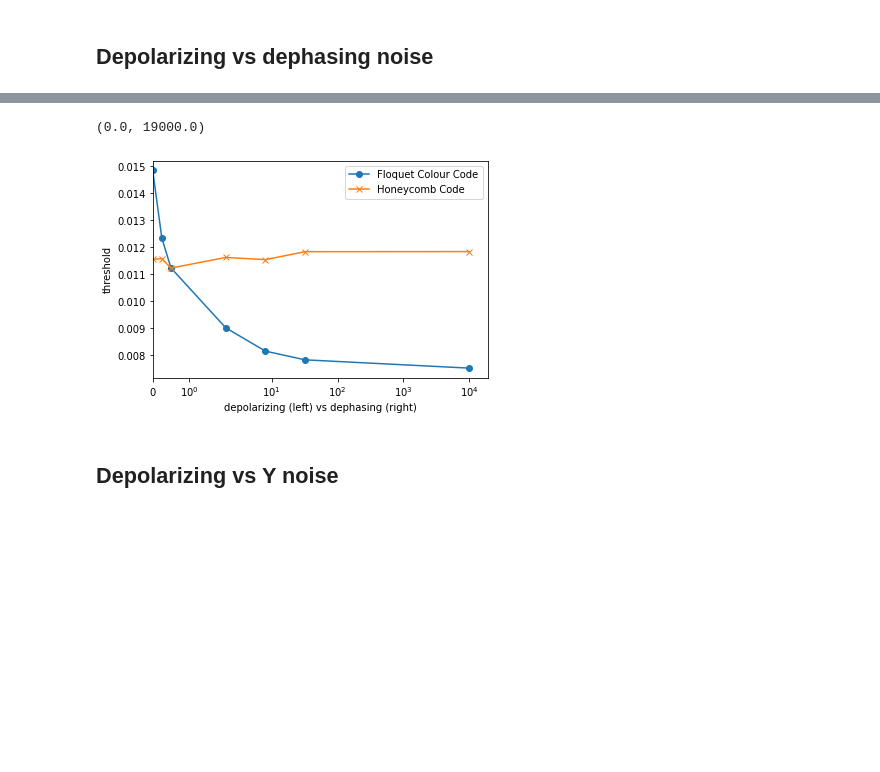
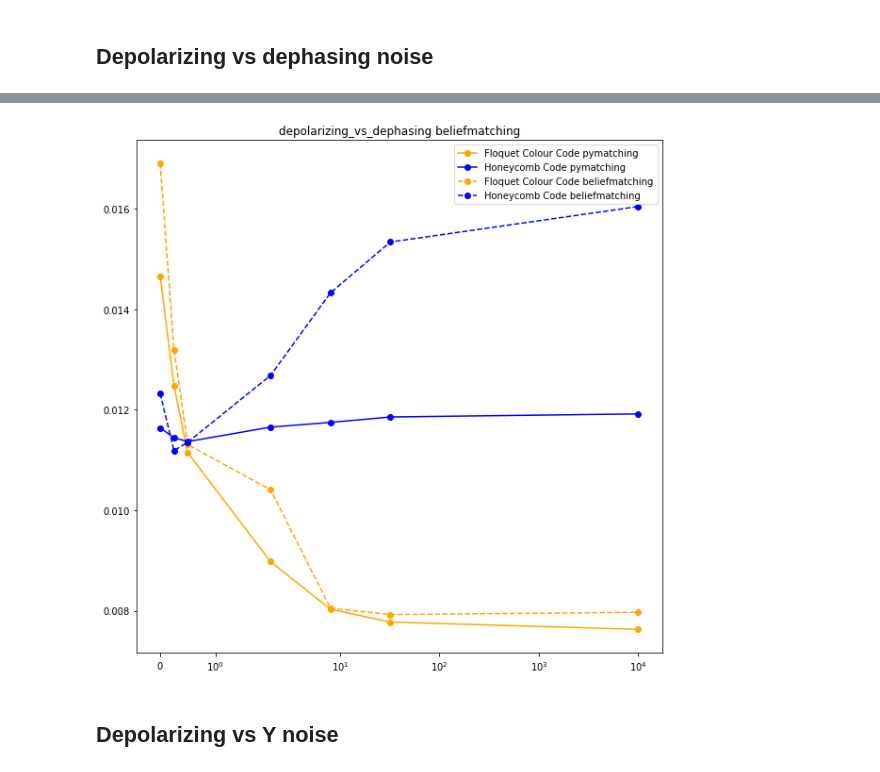
Before and after one commit to peter-janderks/floquet_colour_codes_numerics, a Jupyter notebook: phenomenological_noise_experiments/plot_results_phenomenological_noise.ipynb, the cells around one changed output, grey strips where cells are left out. Saved outputs shown, nothing was run; the diff lists cells and outputs as text; code cells hidden in the pictures; blank space fills up the shorter version.

Commit message:
update plots to include errors

```diff
--- a/phenomenological_noise_experiments/plot_results_phenomenological_noise.ipynb
+++ b/phenomenological_noise_experiments/plot_results_phenomenological_noise.ipynb
@@ -151,20 +391,27 @@ for index,bias in enumerate(biases):
 # %%
+def plot_bias_vs_threshold(ax, thresholds_fcc, thresholds_hcc, decoder, bias_type, linestyle):
 
-biases = [bias for bias in thresholds_fcc]
-biases.sort()
-plot_thresholds_fcc = [thresholds_fcc[bias] for bias in biases]
-plot_thresholds_hcc = [thresholds_hcc[bias] for bias in biases]
+    biases = [bias for bias in thresholds_hcc[decoder][bias_type]]
+    biases.sort()
+    plot_thresholds_fcc = [thresholds_fcc[decoder][bias_type][bias] for bias in biases]
+    plot_thresholds_hcc = [thresholds_hcc[decoder][bias_type][bias] for bias in biases]
+    ax.plot(biases, plot_thresholds_fcc, label='Floquet Colour Code ' + str(decoder), marker='o', color='orange', linestyle=linestyle)
+    ax.plot(biases, plot_thresholds_hcc, label='Honeycomb Code ' + str(decoder), marker='o', color='blue', linestyle=linestyle)
+    ax.set_xscale('symlog')
+    ax.set_title(bias_type + " " + decoder)
+    ax.legend()
 
-plt.plot(biases, plot_thresholds_fcc,label='Floquet Colour Code', marker='o')
-plt.plot(biases, plot_thresholds_hcc, label='Honeycomb Code', marker='x')
-plt.xscale('symlog')
-plt.xlabel('depolarizing (left) vs dephasing (right)')
-plt.ylabel('threshold')
-plt.legend()
-plt.xlim(0,19000)
+
+fig, axs = plt.subplots(1, 1, figsize=(10, 10))
+
+
+plot_bias_vs_threshold(axs, all_thresholds_fcc, all_thresholds_hcc,
+                       'pymatching', 'depolarizing_vs_dephasing', 'solid')
+plot_bias_vs_threshold(axs, all_thresholds_fcc, all_thresholds_hcc,
+                       'beliefmatching', 'depolarizing_vs_dephasing', 'dashed')
+plt.savefig('depolarizing_vs_dephasing.png')
 # %% [output]
-(0.0, 19000.0)
-[figure, old version]
+[figure, new version]
 # %% [markdown]
 ## Depolarizing vs Y noise
 # %%
```
Also changed, not shown: parts of 19 cells of this notebook, 1 other file.
